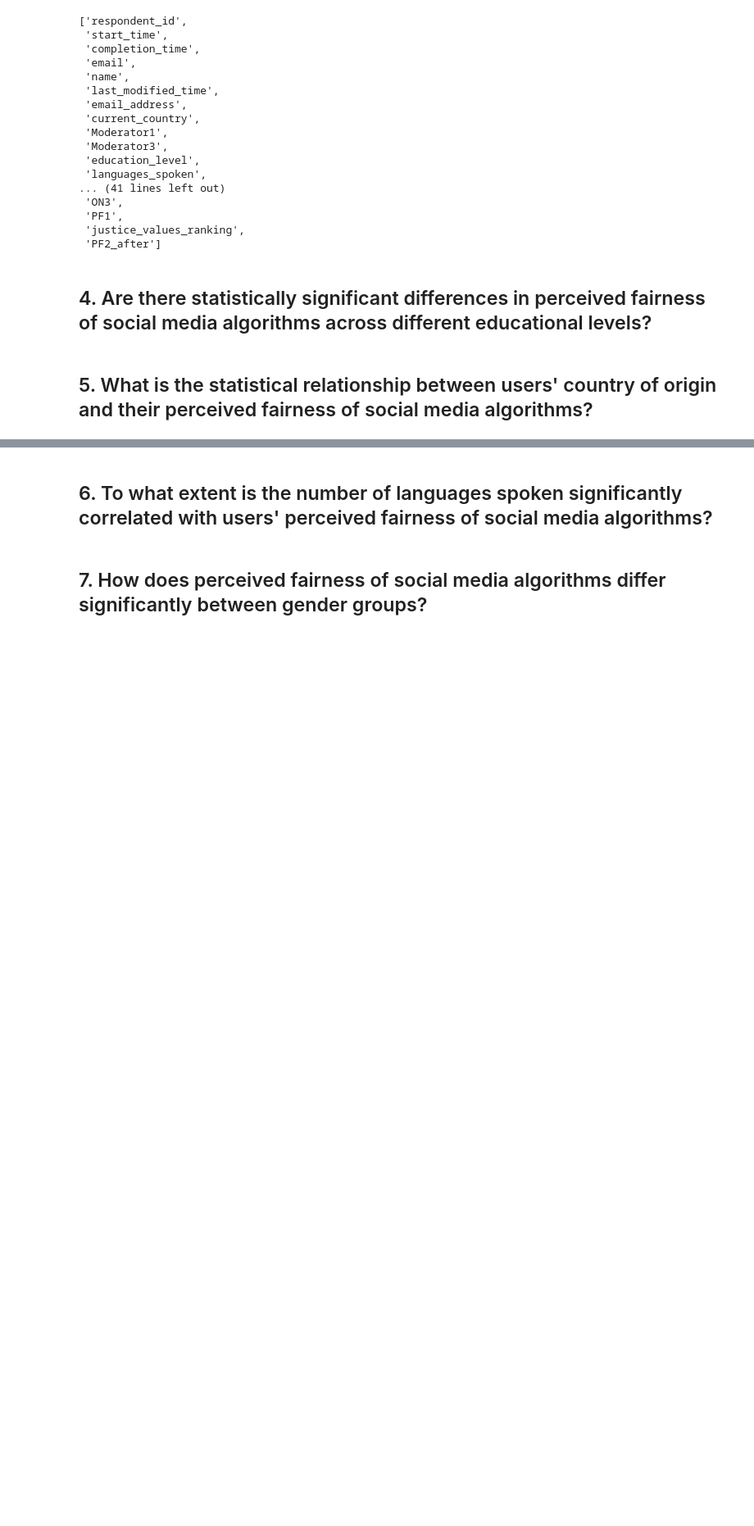
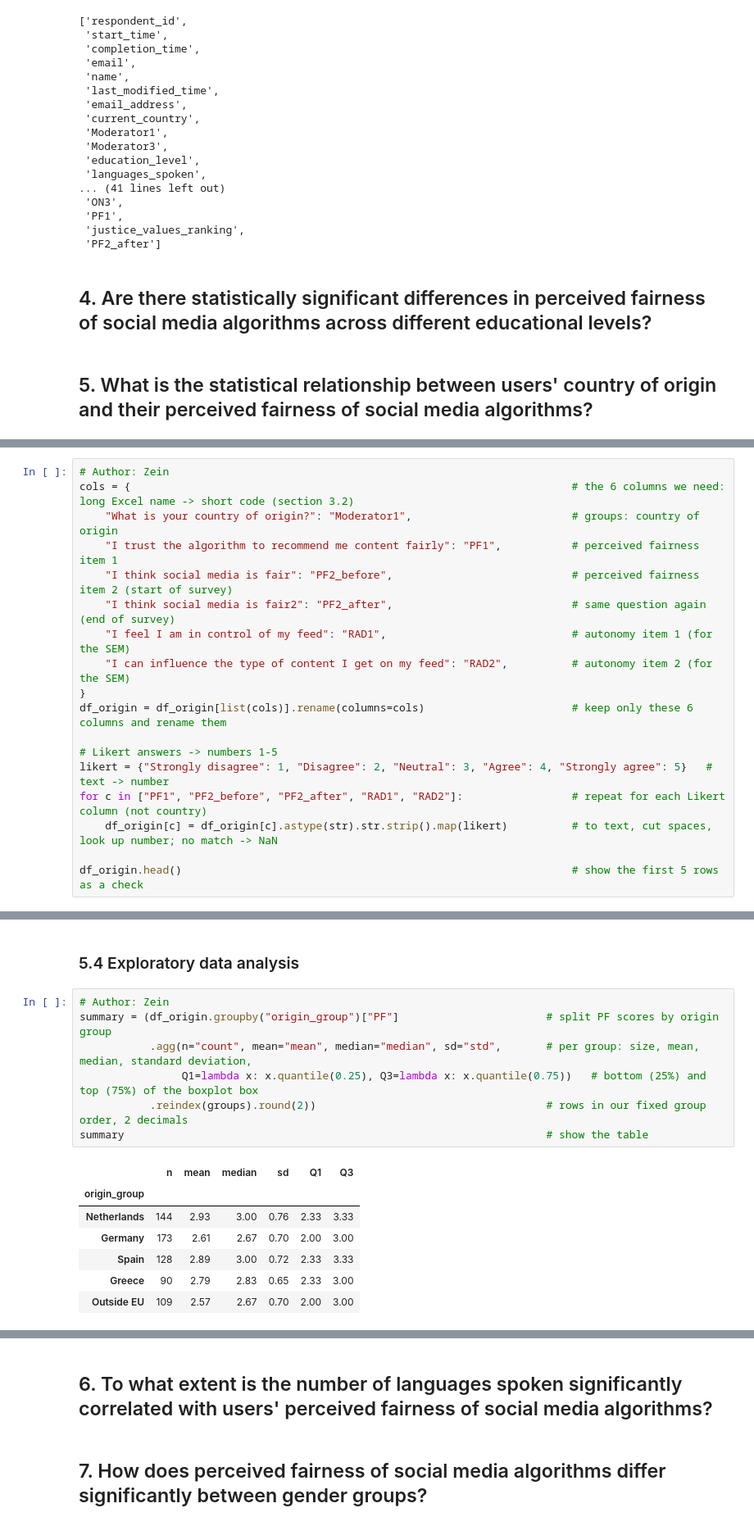
Before and after one commit to sbhmxn5bsq-rgb/Business-Statistics-26-27-Block-1-, a Jupyter notebook: Business_Statistics_Gr_13.ipynb, the cells around one changed output, grey strips where cells are left out. Shown at 82% size. Drawn from its saved outputs; the diff is of its cells as text; blank space fills up the shorter version.

```diff
--- a/Business_Statistics_Gr_13.ipynb
+++ b/Business_Statistics_Gr_13.ipynb
@@ -173,0 +195,18 @@ df.columns.to_list()
+# %%
+# Author: Zein
+cols = {                                                                     # the 6 columns we need: long Excel name -> short code (section 3.2)
+    "What is your country of origin?": "Moderator1",                         # groups: country of origin
+    "I trust the algorithm to recommend me content fairly": "PF1",           # perceived fairness item 1
+    "I think social media is fair": "PF2_before",                            # perceived fairness item 2 (start of survey)
+    "I think social media is fair2": "PF2_after",                            # same question again (end of survey)
+    "I feel I am in control of my feed": "RAD1",                             # autonomy item 1 (for the SEM)
+    "I can influence the type of content I get on my feed": "RAD2",          # autonomy item 2 (for the SEM)
+}
+df_origin = df_origin[list(cols)].rename(columns=cols)                       # keep only these 6 columns and rename them
+
+# Likert answers -> numbers 1-5
+likert = {"Strongly disagree": 1, "Disagree": 2, "Neutral": 3, "Agree": 4, "Strongly agree": 5}   # text -> number
+for c in ["PF1", "PF2_before", "PF2_after", "RAD1", "RAD2"]:                 # repeat for each Likert column (not country)
+    df_origin[c] = df_origin[c].astype(str).str.strip().map(likert)          # to text, cut spaces, look up number; no match -> NaN
+
+df_origin.head()                                                             # show the first 5 rows as a check
@@ -173,0 +305,17 @@ df.columns.to_list()
+# %% [markdown]
+<h3>5.4 Exploratory data analysis</h3>
+# %%
+# Author: Zein
+summary = (df_origin.groupby("origin_group")["PF"]                       # split PF scores by origin group
+           .agg(n="count", mean="mean", median="median", sd="std",       # per group: size, mean, median, standard deviation,
+                Q1=lambda x: x.quantile(0.25), Q3=lambda x: x.quantile(0.75))   # bottom (25%) and top (75%) of the boxplot box
+           .reindex(groups).round(2))                                    # rows in our fixed group order, 2 decimals
+summary                                                                  # show the table
+# %% [output]
+|  | n | mean | median | sd | Q1 | Q3 |
+| origin_group |  |  |  |  |  |  |
+| Netherlands | 144 | 2.93 | 3.00 | 0.76 | 2.33 | 3.33 |
+| Germany | 173 | 2.61 | 2.67 | 0.70 | 2.00 | 3.00 |
+| Spain | 128 | 2.89 | 3.00 | 0.72 | 2.33 | 3.33 |
+| Greece | 90 | 2.79 | 2.83 | 0.65 | 2.33 | 3.00 |
+| Outside EU | 109 | 2.57 | 2.67 | 0.70 | 2.00 | 3.00 |
```
Also changed, not shown: parts of 19 cells of this notebook.
